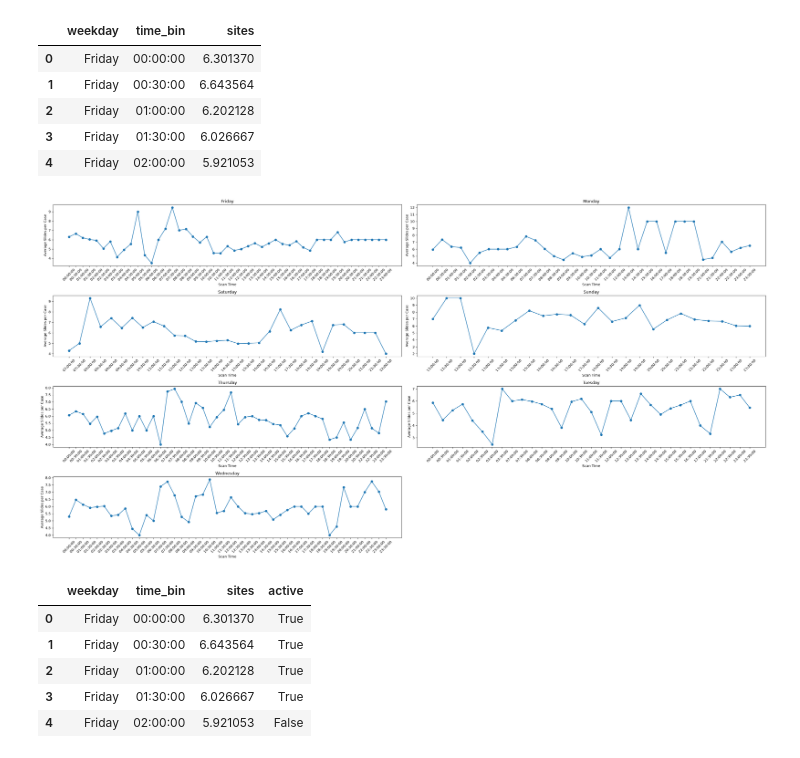
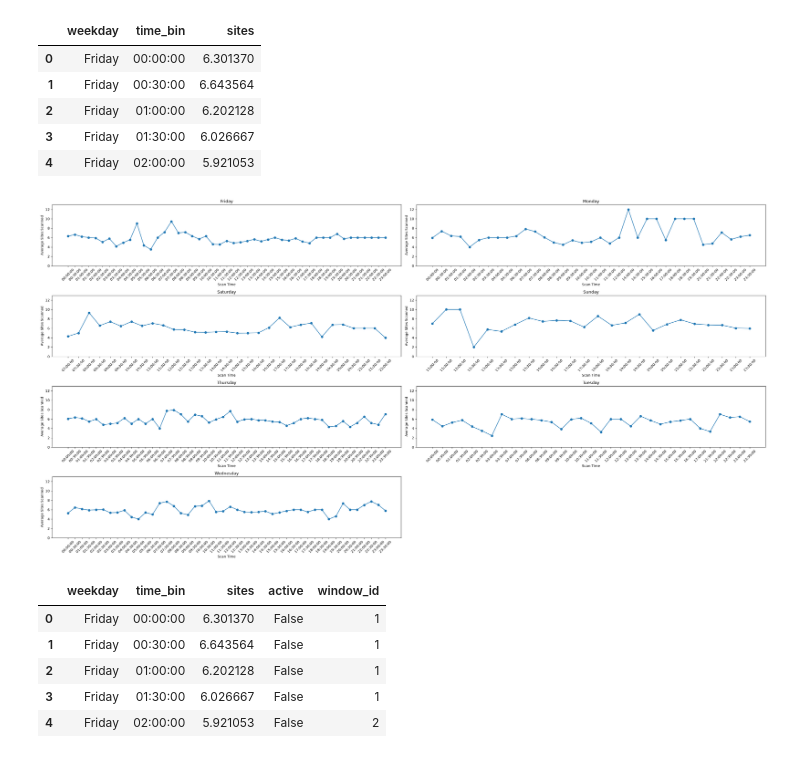
Before and after one commit to victoria-ann/metafer_usage, a Jupyter notebook: metafer_usage/notebook/EDA_Metafer_Usage.ipynb, the cells around one changed output. Drawn from its saved outputs; the diff is of its cells as text; code cells hidden in the pictures.

```diff
--- a/metafer_usage/notebook/EDA_Metafer_Usage.ipynb
+++ b/metafer_usage/notebook/EDA_Metafer_Usage.ipynb
@@ -132,6 +132,11 @@ meta 7    1329
 meta 8    1108
 meta 2     974
 Name: count, dtype: int64
+# %%
+drop_list = ['cells','counters']
+for col in drop_list:
+    if col in df.columns:
+        df = df.drop(col, axis=1)
 # %%
 file_path = '/Users/toripalecek/Documents/metafer_usage/metafer_usage/cleaned_data/cleaned_metafer_usage.csv'
 dir_path = os.path.dirname(file_path)
@@ -175,6 +180,10 @@ for i, (month, data) in enumerate(daily_totals.groupby('month')):
     ax.set_title(f"Month {month}")
     ax.tick_params(axis='x', rotation=45)
 
+# Remove unused subplot if you have one
+for j in range(i + 1, len(axes)):
+    axes[j].remove()
+
 plt.tight_layout()
 plt.show()
 # %% [output]
@@ -261,0 +380,23 @@ pm_weekday_metafer_totals = (
+# %%
+# Create a table of the pm average scans and total hours for each weekday
+fig, ax = plt.subplots(figsize=(15, 4))
+ax.axis("off")
+
+pm_avg_scan_table = ax.table(
+    cellText=pm_avg_scans.values,
+    colLabels=pm_avg_scans.columns,
+    loc="center"
+)
+
+pm_avg_scan_table.auto_set_font_size(False)
+pm_avg_scan_table.set_fontsize(10)
+pm_avg_scan_table.scale(1.2, 1.5)
+
+plt.title(
+    "Average Night Shift Scans and Total Hours by Weekday",
+    fontsize=16,
+    weight="bold",
+    pad=0
+)
+
+plt.show()
@@ -331,43 +487,45 @@ usage_day_time.head()
 # %%
 fig, axes = plt.subplots(4, 2, figsize=(30, 15))
 axes = axes.flatten()
 
 for i, (day, data) in enumerate(usage_day_time.groupby('weekday')):
     ax = axes[i]
 
     ax.plot(
         data['time_bin'].astype(str),
         data['sites'],
         marker='o'
     )
 
+    ax.set_ylim(ymin=0, ymax=13)
+
     ax.set_title(day)
     ax.set_xlabel("Scan Time")
     ax.set_ylabel("Average Sites Scanned")
     ax.tick_params(axis='x', rotation=45)
 
 # Remove unused subplot if you have one
 for j in range(i + 1, len(axes)):
     axes[j].remove()
 
 plt.tight_layout()
 plt.show()
 # %% [output]
-[figure, old version]
+[figure, new version]
 # %%
 #threshold = (usage_day_time['sites'].quantile(0.25))
 
 # Define threshold as the number of sites that can reasonably be scanned in a 30 minute time bin
-threshold = 6
+threshold = 7
 usage_day_time['active'] = (usage_day_time['sites']>threshold)
 usage_day_time.head()
 # %% [output]
-|  | weekday | time_bin | sites | active |
-| 0 | Friday | 00:00:00 | 6.301370 | True |
-| 1 | Friday | 00:30:00 | 6.643564 | True |
-| 2 | Friday | 01:00:00 | 6.202128 | True |
-| 3 | Friday | 01:30:00 | 6.026667 | True |
-| 4 | Friday | 02:00:00 | 5.921053 | False |
+|  | weekday | time_bin | sites | active | window_id |
+| 0 | Friday | 00:00:00 | 6.301370 | False | 1 |
+| 1 | Friday | 00:30:00 | 6.643564 | False | 1 |
+| 2 | Friday | 01:00:00 | 6.202128 | False | 1 |
+| 3 | Friday | 01:30:00 | 6.026667 | False | 1 |
+| 4 | Friday | 02:00:00 | 5.921053 | False | 2 |
 # %%
 # Find active windows of usage by metafer and weekday. This will help identify the time bins where scanners are actively being used.
 windows = (usage_day_time[usage_day_time['active']].groupby(['weekday']).agg(
```
Also changed, not shown: parts of 13 cells of this notebook, 17 other files.
